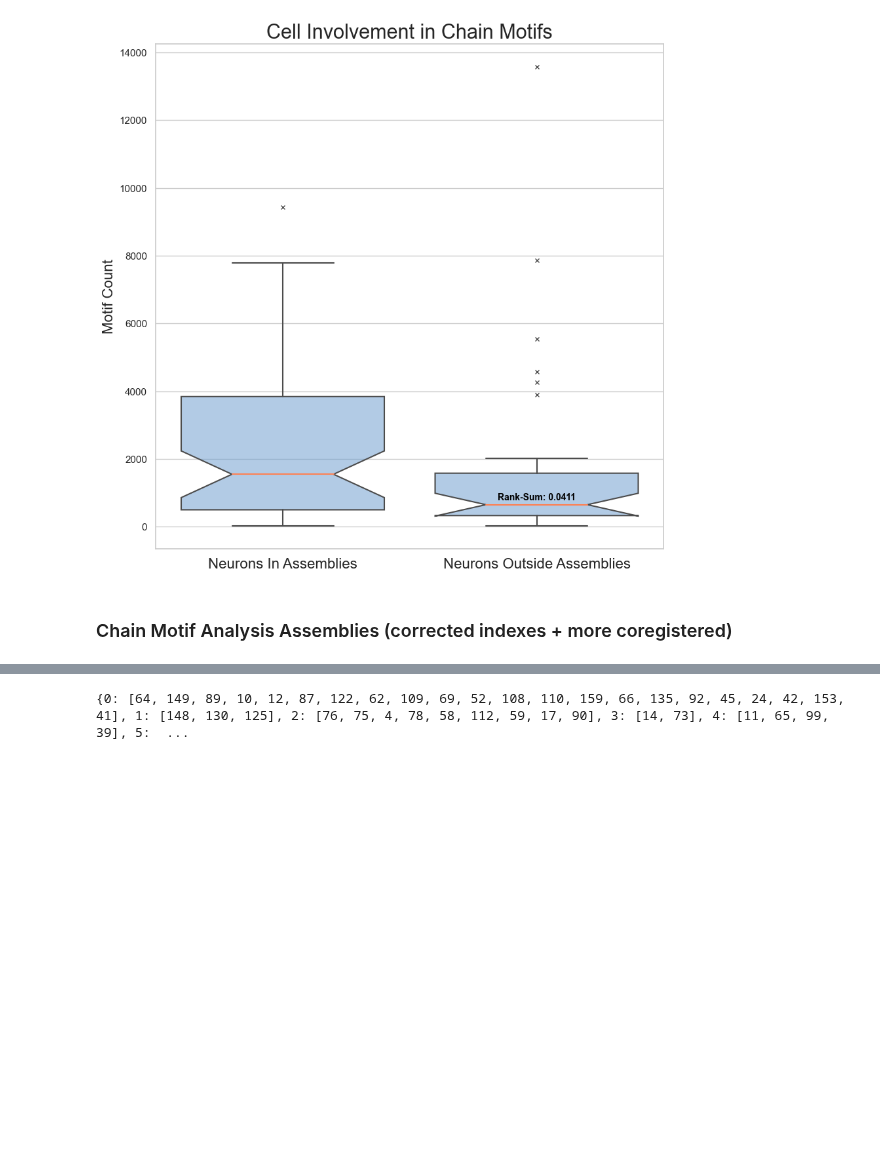
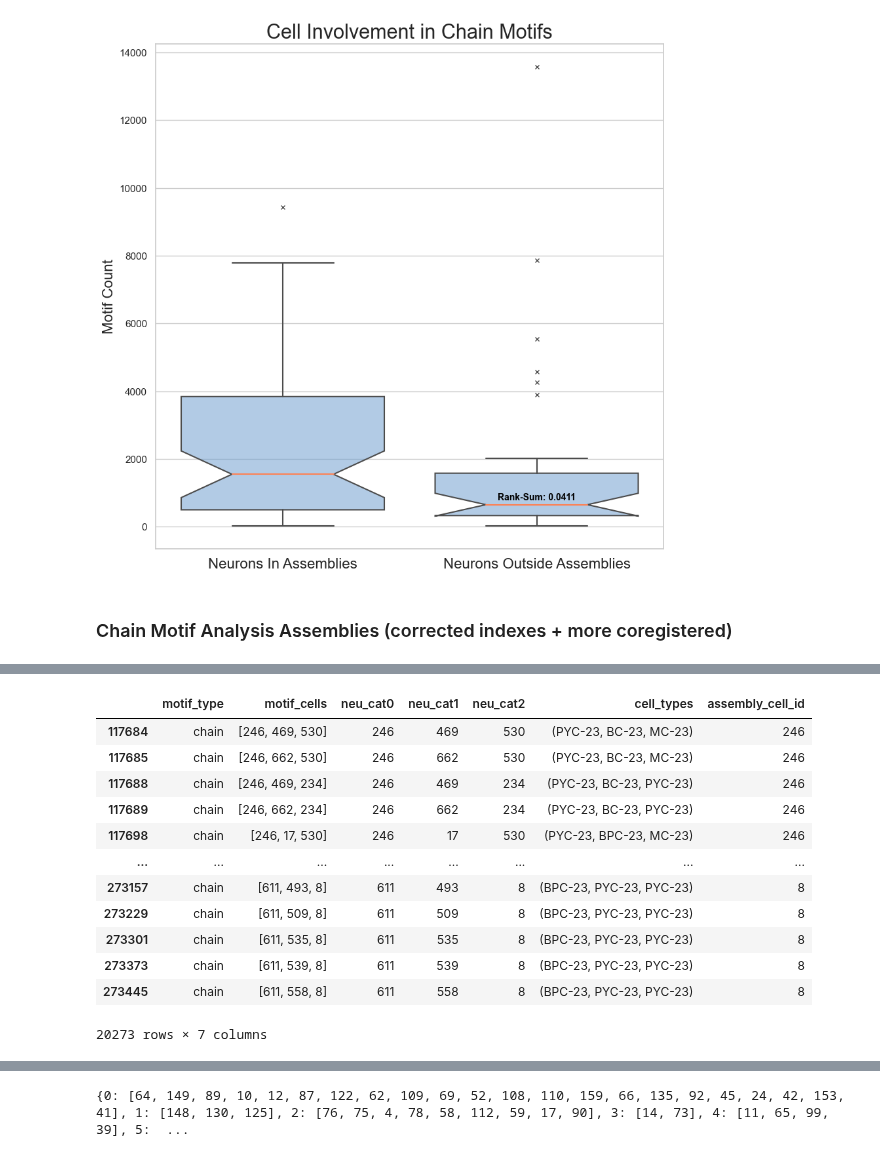
Before and after one commit to Jawagnercarena/Assembly_Organization, a Jupyter notebook: AssemblyPaperFigures/FigureCode/Figure5/Figure5.ipynb, the cells around one changed output, grey strips where cells are left out. Drawn from its saved outputs; the diff is of its cells as text; code cells hidden in the pictures; blank space fills up the shorter version.

```diff
--- a/AssemblyPaperFigures/FigureCode/Figure5/Figure5.ipynb
+++ b/AssemblyPaperFigures/FigureCode/Figure5/Figure5.ipynb
@@ -525,0 +520,3 @@ tables['assemblies_by_connectome_id']
+# %%
+assemblies_by_coregistered = v1dd_coregistration_wrangling.invert_dict(tables['assemblies_by_connectome_id'])
+assemblies_by_coregistered
@@ -526,3 +555,49 @@ tables['assemblies_by_connectome_id']
+# %%
+# initialize data frames for keeping track of chain motifs
+assembly_cat0=pd.DataFrame()
+assembly_cat1=pd.DataFrame()
+assembly_cat2=pd.DataFrame()
+
+for i in assemblies_by_coregistered:
+    for jj in assemblies_by_coregistered[i]:
+
+                mask = chain_motifs.neu_cat0.apply(lambda x: jj == x)
+                cat0 = chain_motifs[mask]
+                assembly_cat0 = pd.concat([assembly_cat0,cat0])
+
+                mask1 = chain_motifs.neu_cat1.apply(lambda x: jj == x)
+                cat1 = chain_motifs[mask1]
+                assembly_cat1 = pd.concat([assembly_cat1,cat1])
+
+
+                mask2 = chain_motifs.neu_cat2.apply(lambda x: jj == x)
+                cat2 = chain_motifs[mask2]
+                assembly_cat2 = pd.concat([assembly_cat2,cat2])
+
+# keep track of assembly cell ids
+assembly_cat0['assembly_cell_id'] = assembly_cat0['neu_cat0']
+assembly_cat1['assembly_cell_id'] = assembly_cat1['neu_cat1']
+assembly_cat2['assembly_cell_id'] = assembly_cat2['neu_cat2']
+# %%
+# combine all information to one data frame
+assembly_cells = pd.DataFrame()
+assembly_cells = pd.concat([assembly_cat0,assembly_cat1,assembly_cat2])
+assembly_cells['cell_types'] = [tuple(x) for x in assembly_cells['cell_types']]
+assembly_cells
+# %% [output]
+|  | motif_type | motif_cells | neu_cat0 | neu_cat1 | neu_cat2 | cell_types | assembly_cell_id |
+| 117684 | chain | [246, 469, 530] | 246 | 469 | 530 | (PYC-23, BC-23, MC-23) | 246 |
+| 117685 | chain | [246, 662, 530] | 246 | 662 | 530 | (PYC-23, BC-23, MC-23) | 246 |
+| 117688 | chain | [246, 469, 234] | 246 | 469 | 234 | (PYC-23, BC-23, PYC-23) | 246 |
+| 117689 | chain | [246, 662, 234] | 246 | 662 | 234 | (PYC-23, BC-23, PYC-23) | 246 |
+| 117698 | chain | [246, 17, 530] | 246 | 17 | 530 | (PYC-23, BPC-23, MC-23) | 246 |
+| ... | ... | ... | ... | ... | ... | ... | ... |
+| 273157 | chain | [611, 493, 8] | 611 | 493 | 8 | (BPC-23, PYC-23, PYC-23) | 8 |
+| 273229 | chain | [611, 509, 8] | 611 | 509 | 8 | (BPC-23, PYC-23, PYC-23) | 8 |
+| 273301 | chain | [611, 535, 8] | 611 | 535 | 8 | (BPC-23, PYC-23, PYC-23) | 8 |
+| 273373 | chain | [611, 539, 8] | 611 | 539 | 8 | (BPC-23, PYC-23, PYC-23) | 8 |
+| 273445 | chain | [611, 558, 8] | 611 | 558 | 8 | (BPC-23, PYC-23, PYC-23) | 8 |
+20273 rows × 7 columns
 # %%
 ### coregistered - these are ALL mapped by SGC.
 sdf = pd.read_feather("scan13_coregistration_dataframe_with_assembly_membership.feather")
```
Also changed, not shown: parts of 28 cells of this notebook, 14 other files.
